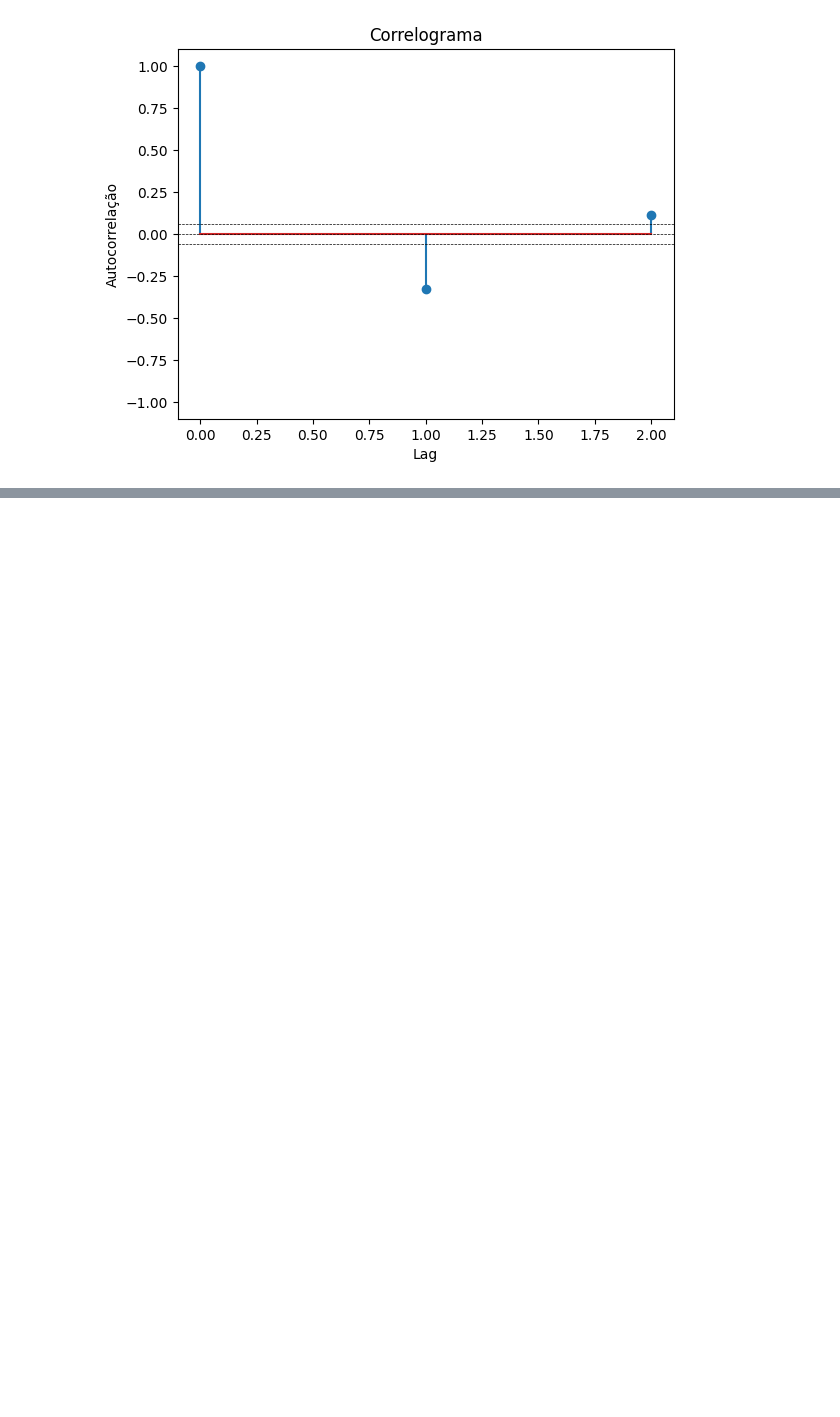
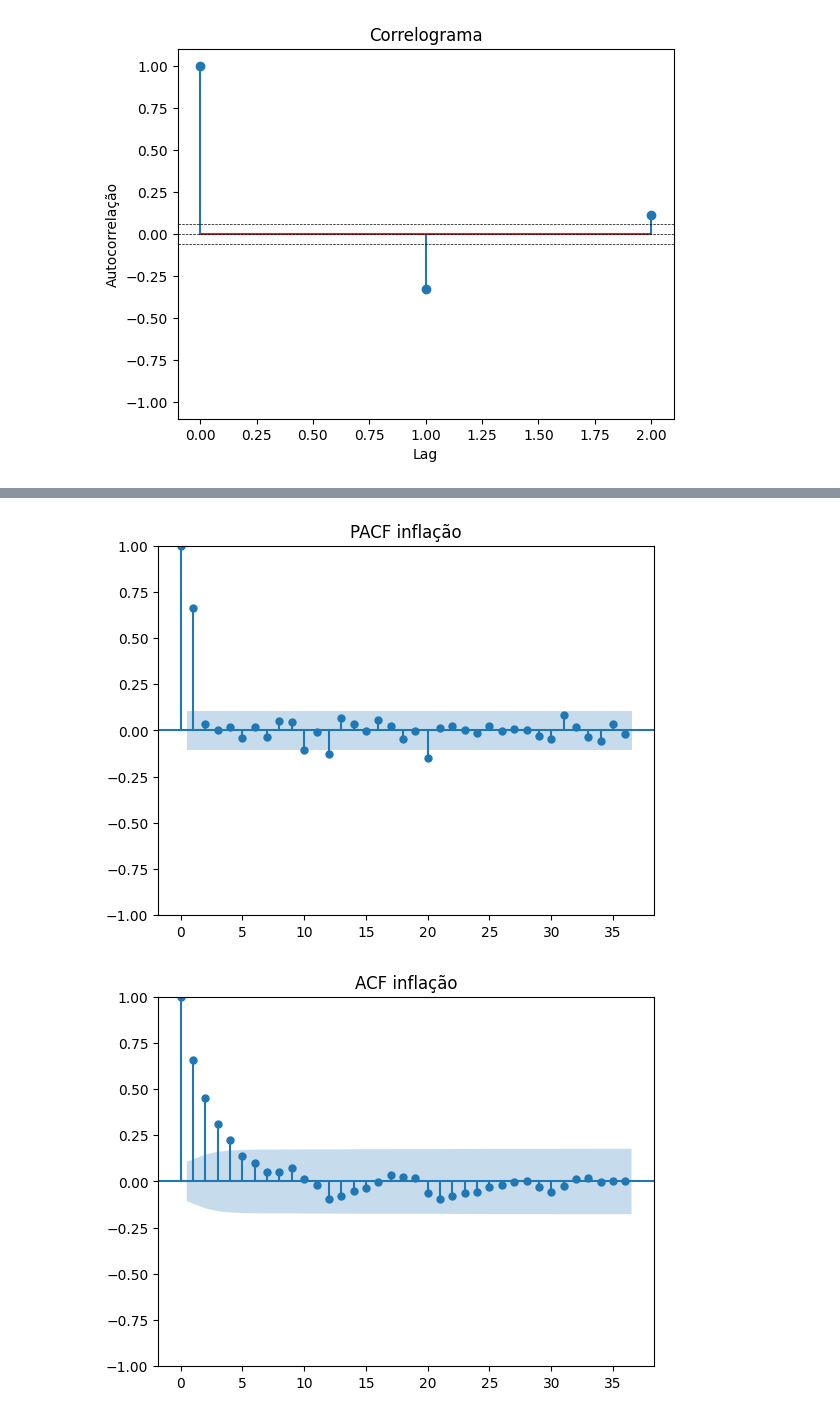
Before and after one commit to hutner700/Series-Temporais, a Jupyter notebook: lista.ipynb, the cells around one changed output, grey strips where cells are left out. Cells and saved outputs as stored; diff of their text form; code cells hidden in the pictures; blank space fills up the shorter version.

```diff
--- a/lista.ipynb
+++ b/lista.ipynb
@@ -108,0 +112,8 @@ plotar(taxaJ, "Taxa de Juros")
+# %%
+
+# Para a série inf
+plot_acf(inf['Valor'], lags=36, title="ACF inflação")
+plot_pacf(inf['Valor'], lags=36, title="PACF inflação")
+# %% [output]
+[figure, added]
+[figure, added]
```
Also changed, not shown: parts of 12 cells of this notebook.
